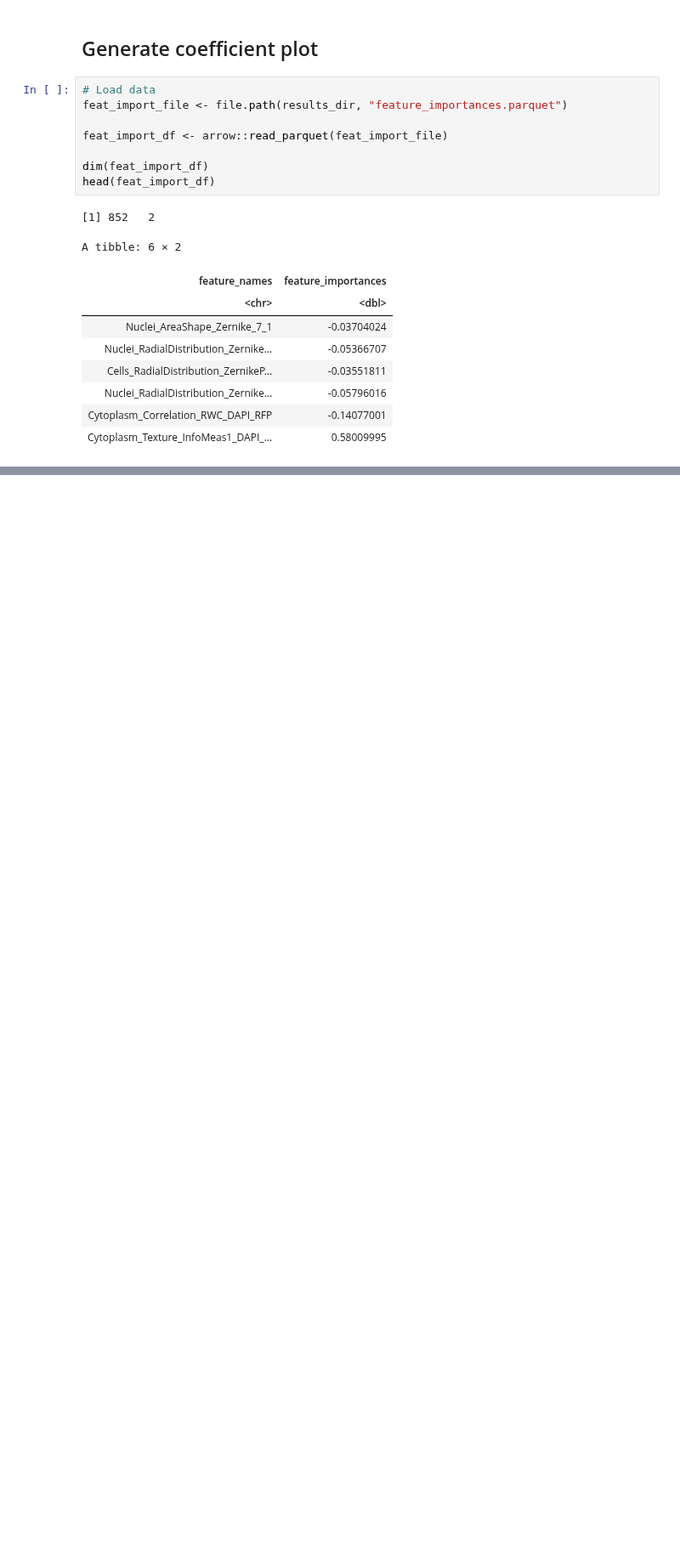
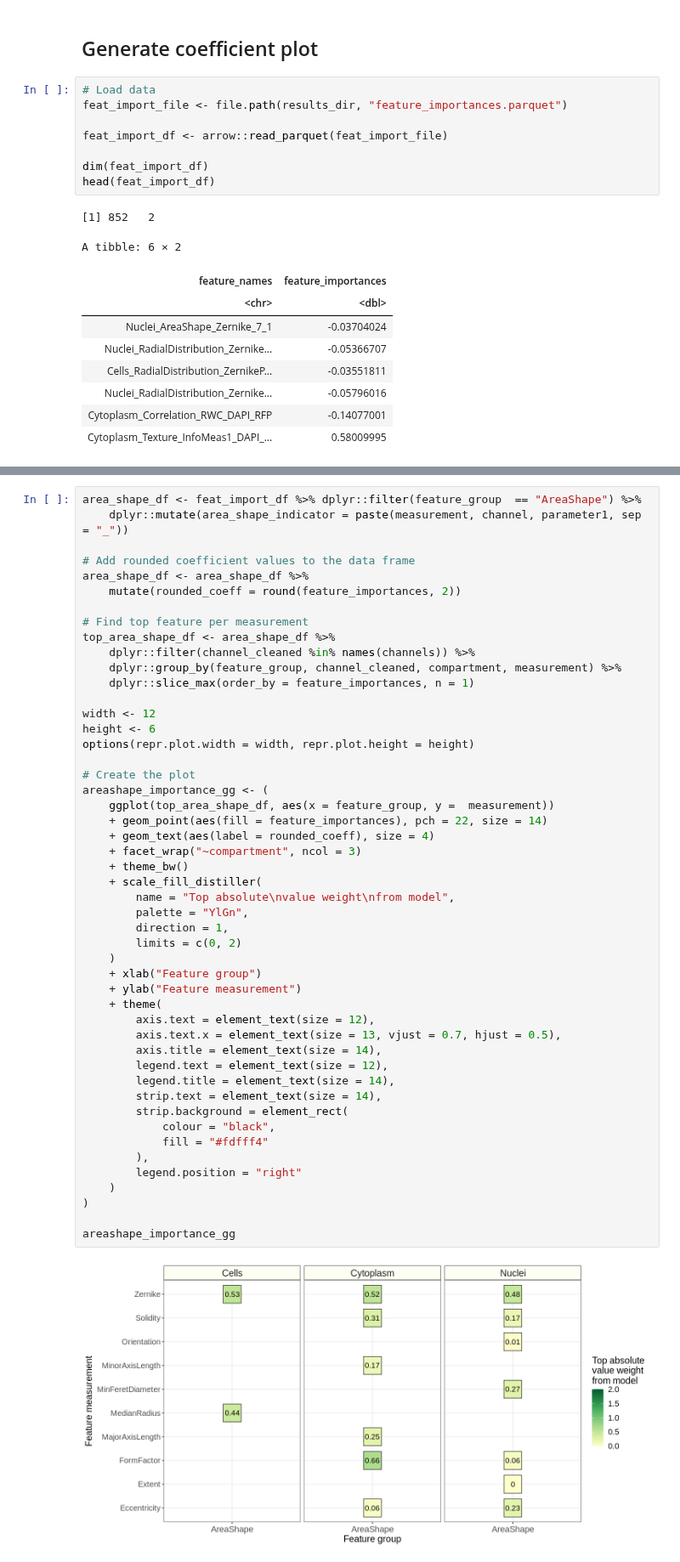
Before and after one commit to WayScience/NF1_SchwannCell_data_analysis, a Jupyter notebook: 4.figures/main_figure_4/main_figure_4.ipynb, the cells around one changed output, grey strips where cells are left out. Shown at 85% size. Drawn from its saved outputs; the diff is of its cells as text; blank space fills up the shorter version.

Commit message:
first round of nit-picks

```diff
--- a/4.figures/main_figure_4/main_figure_4.ipynb
+++ b/4.figures/main_figure_4/main_figure_4.ipynb
@@ -154,0 +159,51 @@ feature_importance_gg
+# %%
+area_shape_df <- feat_import_df %>% dplyr::filter(feature_group  == "AreaShape") %>%
+    dplyr::mutate(area_shape_indicator = paste(measurement, channel, parameter1, sep = "_"))
+
+# Add rounded coefficient values to the data frame
+area_shape_df <- area_shape_df %>%
+    mutate(rounded_coeff = round(feature_importances, 2))
+
+# Find top feature per measurement
+top_area_shape_df <- area_shape_df %>%
+    dplyr::filter(channel_cleaned %in% names(channels)) %>%
+    dplyr::group_by(feature_group, channel_cleaned, compartment, measurement) %>%
+    dplyr::slice_max(order_by = feature_importances, n = 1)
+
+width <- 12
+height <- 6
+options(repr.plot.width = width, repr.plot.height = height)
+
+# Create the plot
+areashape_importance_gg <- (
+    ggplot(top_area_shape_df, aes(x = feature_group, y =  measurement))
+    + geom_point(aes(fill = feature_importances), pch = 22, size = 14)
+    + geom_text(aes(label = rounded_coeff), size = 4)
+    + facet_wrap("~compartment", ncol = 3)
+    + theme_bw()
+    + scale_fill_distiller(
+        name = "Top absolute\nvalue weight\nfrom model",
+        palette = "YlGn",
+        direction = 1,
+        limits = c(0, 2)
+    )
+    + xlab("Feature group")
+    + ylab("Feature measurement")
+    + theme(
+        axis.text = element_text(size = 12),
+        axis.text.x = element_text(size = 13, vjust = 0.7, hjust = 0.5),
+        axis.title = element_text(size = 14),
+        legend.text = element_text(size = 12),
+        legend.title = element_text(size = 14),
+        strip.text = element_text(size = 14),
+        strip.background = element_rect(
+            colour = "black",
+            fill = "#fdfff4"
+        ),
+        legend.position = "right"
+    )
+)
+
+areashape_importance_gg
+# %% [output]
+[figure, added]
```
Also changed, not shown: parts of 5 cells of this notebook, 1 other file.
